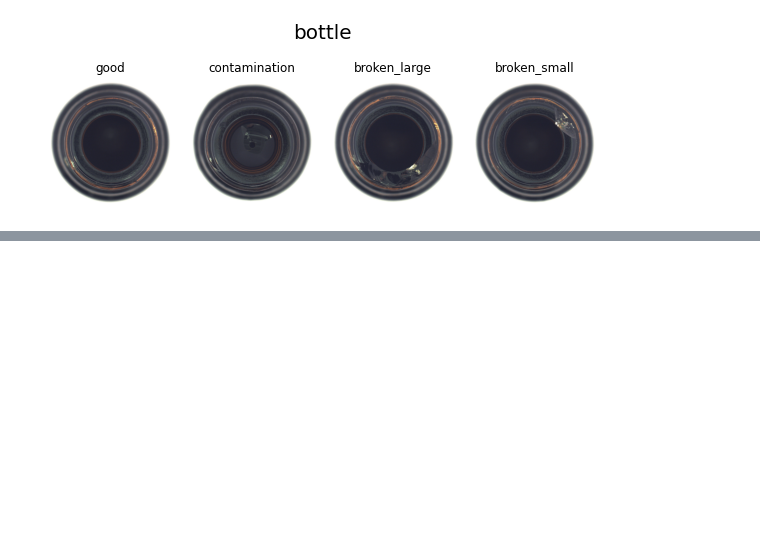
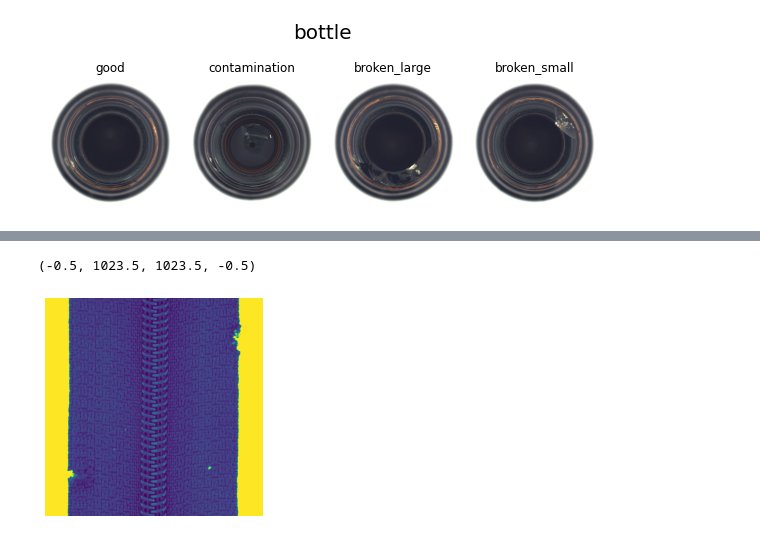
Before and after one commit to Yeony54/Project_Anomaly_Detect, a Jupyter notebook: 0426_Class Directory 생성 및 State 특징 조사.ipynb, the cells around one changed output, grey strips where cells are left out. Saved outputs shown, nothing was run; the diff lists cells and outputs as text; code cells hidden in the pictures; blank space fills up the shorter version.

```diff
--- a/Class Directory 생성.ipynb
+++ b/0426_Class Directory 생성 및 State 특징 조사.ipynb
@@ -581,0 +442,9 @@ plt.show()
+# %%
+figure = plt.figure()
+
+image = Image.open('./data/class_test/zipper/10020.png')
+plt.imshow(image)
+plt.axis('off')
+# %% [output]
+(-0.5, 1023.5, 1023.5, -0.5)
+[figure, added]
```
Also changed, not shown: parts of 24 cells of this notebook, 2 other files.
